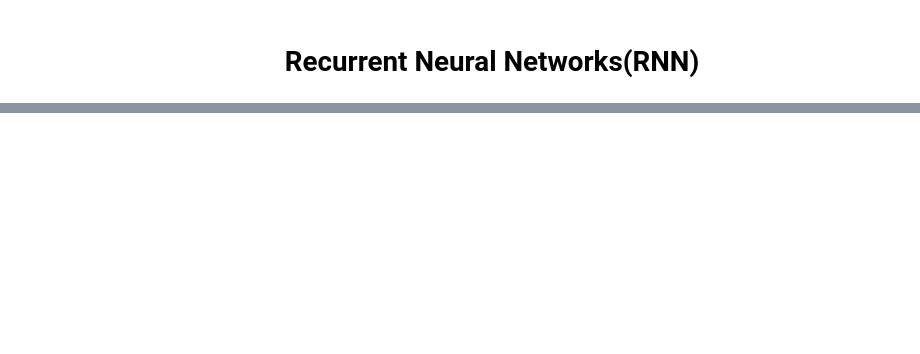
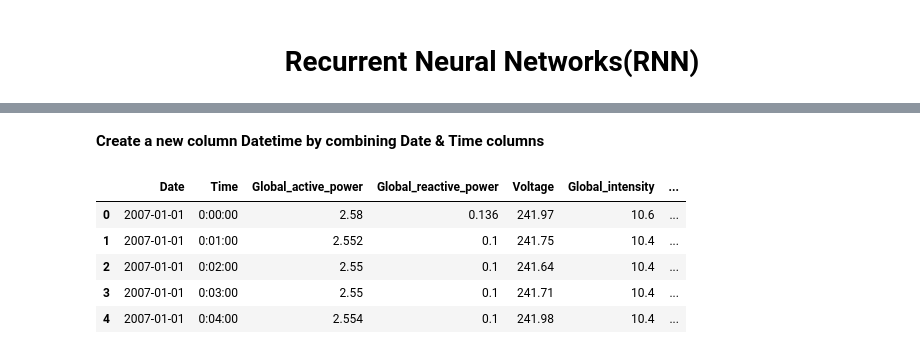
Before and after one commit to BalavSha/Deep-Learning, a Jupyter notebook: Recurrent_Neural_Network(RNNs).ipynb, the cells around one changed output, grey strips where cells are left out. Cells and saved outputs as stored; diff of their text form; code cells hidden in the pictures; blank space fills up the shorter version.

```diff
--- a/Recurrent_Neural_Network(RNNs).ipynb
+++ b/Recurrent_Neural_Network(RNNs).ipynb
@@ -225,0 +330,20 @@ Epoch 20/20
+# %% [markdown]
+**Create a new column Datetime by combining Date & Time columns**
+# %%
+# convert the column into datetime object with specified format
+data["Date"] = pd.to_datetime(data["Date"], format="%d/%m/%Y")
+
+# create new "Datetime" column by combing "Date" and "Time" columns
+data["Datetime"] = data["Date"].dt.strftime("%Y-%m-%d") + " " + data["Time"]
+
+# convert the "Datetime" column to datetime object
+data["Datetime"] = pd.to_datetime(data["Datetime"])
+
+data.head()
+# %% [output]
+|  | Date | Time | Global_active_power | Global_reactive_power | Voltage | Global_intensity | ... |
+| 0 | 2007-01-01 | 0:00:00 | 2.58 | 0.136 | 241.97 | 10.6 | ... |
+| 1 | 2007-01-01 | 0:01:00 | 2.552 | 0.1 | 241.75 | 10.4 | ... |
+| 2 | 2007-01-01 | 0:02:00 | 2.55 | 0.1 | 241.64 | 10.4 | ... |
+| 3 | 2007-01-01 | 0:03:00 | 2.55 | 0.1 | 241.71 | 10.4 | ... |
+| 4 | 2007-01-01 | 0:04:00 | 2.554 | 0.1 | 241.98 | 10.4 | ... |
```
Also changed, not shown: parts of 42 cells of this notebook.
